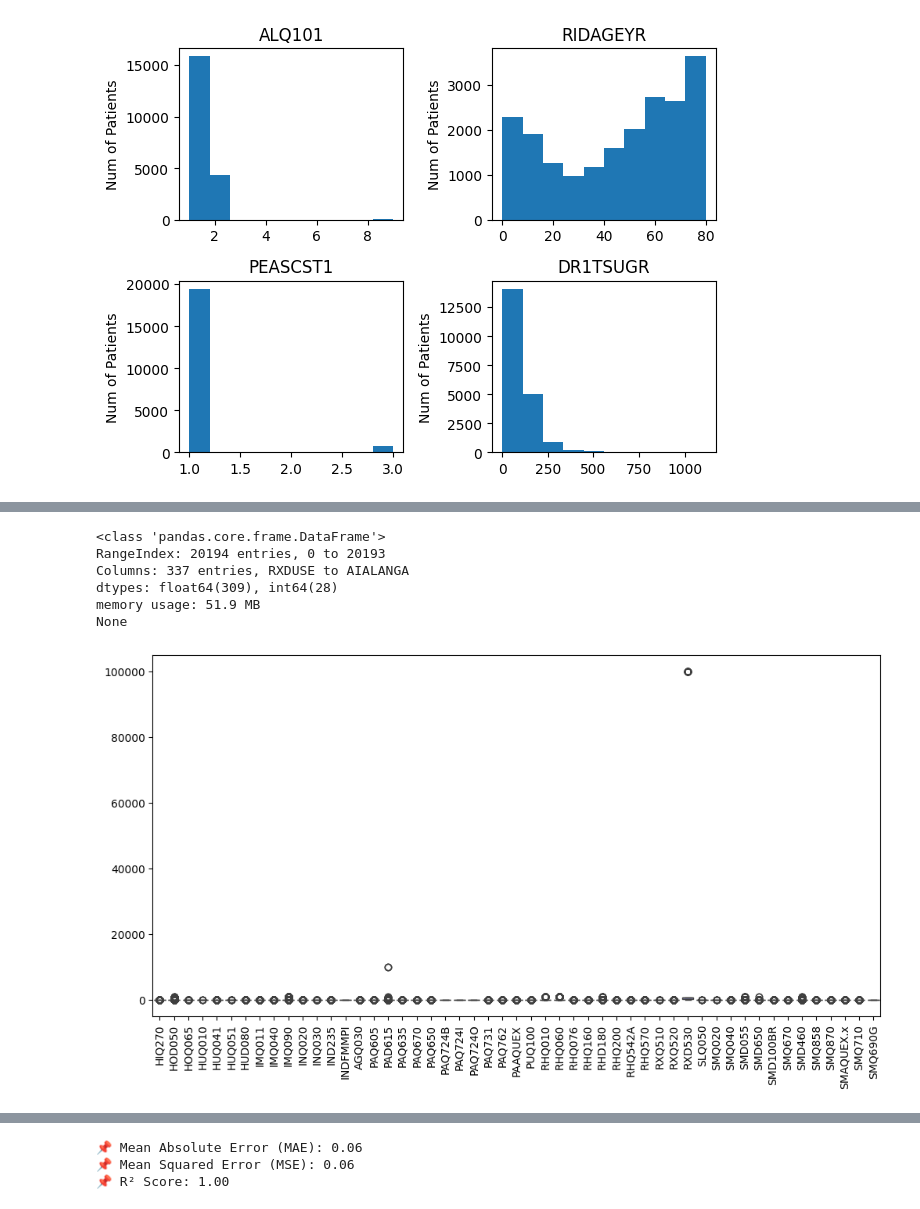
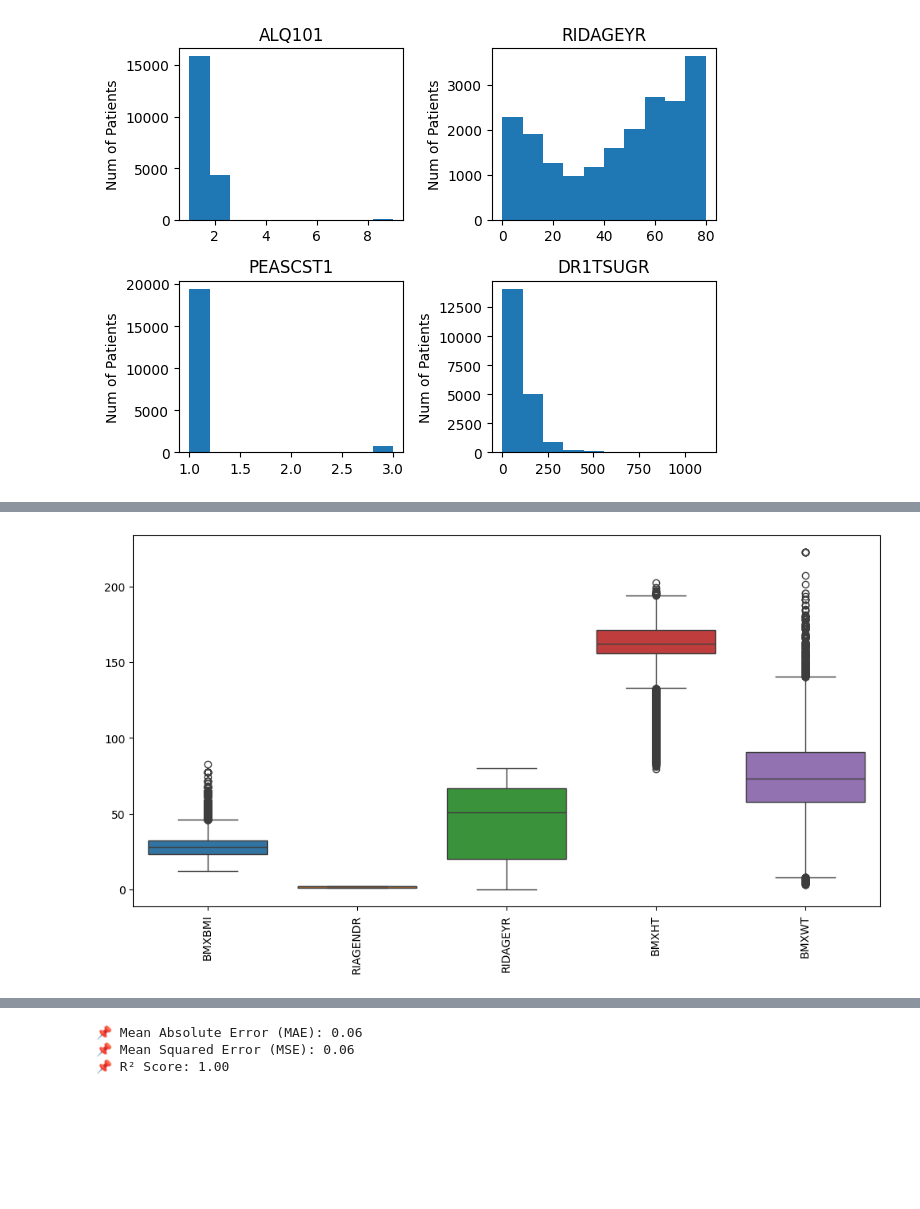
Before and after one commit to MaitriKoyani-Visiobyte/Predictive-Analysis-Project, a Jupyter notebook: predictiveAnalysis.ipynb, the cells around one changed output, grey strips where cells are left out. Cells and saved outputs as stored; diff of their text form; code cells hidden in the pictures; blank space fills up the shorter version.

Commit message:
fix some text and charts

```diff
--- a/predictiveAnalysis.ipynb
+++ b/predictiveAnalysis.ipynb
@@ -312,21 +237,12 @@ Index(['RIAGENDR', 'RIDAGEYR', 'RIDAGEMN', 'RIDRETH1', 'RIDRETH3', 'DMDBORN4',
-# %%
-print(df.info())
-# %% [output]
-<class 'pandas.core.frame.DataFrame'>
-RangeIndex: 20194 entries, 0 to 20193
-Columns: 337 entries, RXDUSE to AIALANGA
-dtypes: float64(309), int64(28)
-memory usage: 51.9 MB
-None
 # %%
 import matplotlib.pyplot as plt
 import seaborn as sns
 
-df_num = df.columns[200:251]
+df_num = ['BMXBMI','RIAGENDR','RIDAGEYR','BMXHT','BMXWT']
 # Boxplot to check outliers
 plt.figure(figsize=(12,6))
 sns.boxplot(data=df[df_num])
 plt.xticks(rotation=90)
 plt.show()
 # %% [output]
-[figure, old version]
+[figure, new version]
```
Also changed, not shown: parts of 12 cells of this notebook.
